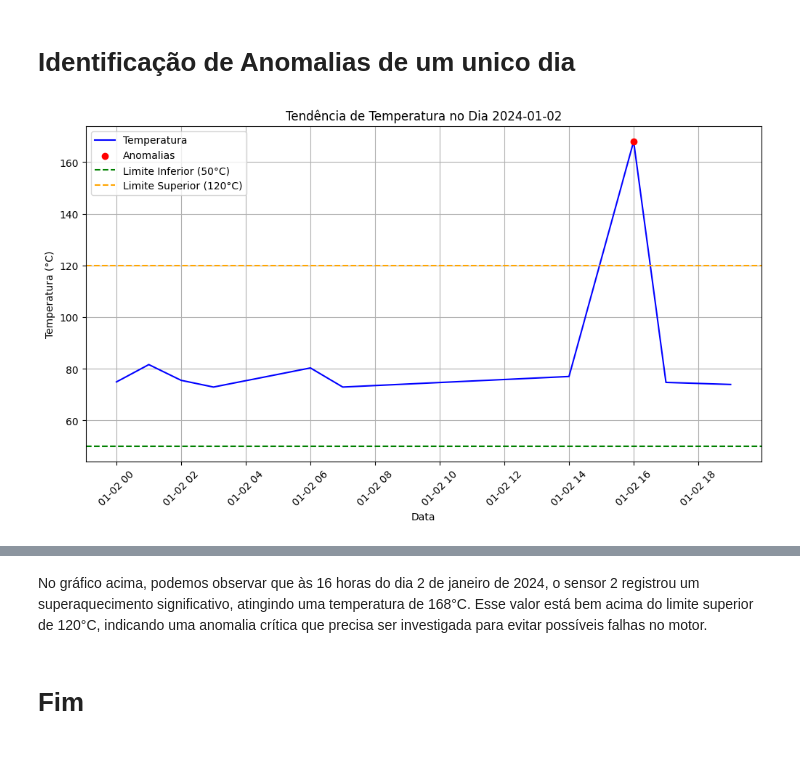
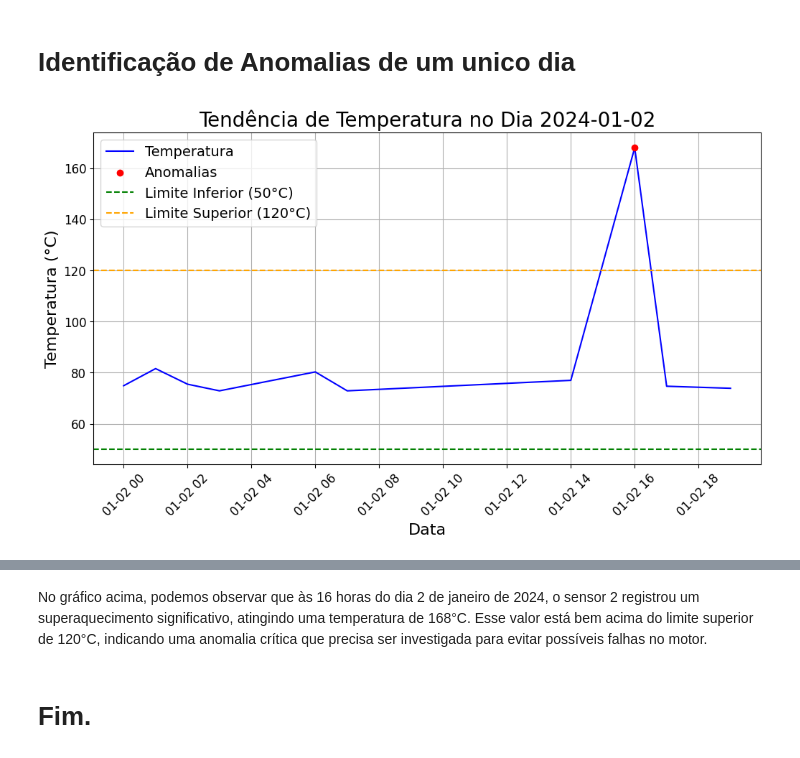
Before and after one commit to JonathanCristovao/analise-de-dados-automacao, a Jupyter notebook: analise_sensores.ipynb, the cells around one changed output, grey strips where cells are left out. Cells and saved outputs as stored; diff of their text form; code cells hidden in the pictures.

```diff
--- a/analise_sensores.ipynb
+++ b/analise_sensores.ipynb
@@ -211,7 +216,7 @@ plt.show()
 # %% [markdown]
 # Analise para o sensor 2
 # %%
-sensor2 = data.query('ID == 2')
+sensor2 = df_sensores.query('ID == 2')
 # %%
 sensor2['Temperatura (°C)'].describe()
 # %% [output]
@@ -265,33 +271,34 @@ O gráfico acima revela um comportamento anômalo do motor monitorado pelo senso
 # %%
 # Definir o dia específico para filtrar
 dia_especifico = '2024-01-02'
 
 # Converter a coluna "Data" para o formato datetime, se ainda não estiver
 sensor2["Data"] = pd.to_datetime(sensor2["Data"])
 
 # Filtrar os dados para o dia específico
 data_dia_especifico = sensor2[sensor2['Data'].dt.date == pd.to_datetime(dia_especifico).date()]
 
 # Identificação de Anomalias
 anomalias_dia_especifico = data_dia_especifico[(data_dia_especifico["Temperatura (°C)"] < 50) | (data_dia_especifico["Temperatura (°C)"] > 120)]
 
 # Visualização
 plt.figure(figsize=(12, 6))
 plt.plot(data_dia_especifico["Data"], data_dia_especifico["Temperatura (°C)"], label='Temperatura', color='blue')
 plt.scatter(anomalias_dia_especifico["Data"], anomalias_dia_especifico["Temperatura (°C)"], color='red', label='Anomalias', zorder=5)
 plt.axhline(y=50, color='green', linestyle='--', label='Limite Inferior (50°C)')
 plt.axhline(y=120, color='orange', linestyle='--', label='Limite Superior (120°C)')
-plt.title(f'Tendência de Temperatura no Dia {dia_especifico}')
-plt.xlabel('Data')
-plt.ylabel('Temperatura (°C)')
-plt.legend()
+plt.title(f'Tendência de Temperatura no Dia {dia_especifico}', fontsize=20)
+plt.xlabel('Data', fontsize=16)
+plt.ylabel('Temperatura (°C)', fontsize=16)
+plt.legend(fontsize=14)
 plt.grid()
-plt.xticks(rotation=45)  # Rotacionar as datas para melhor visualização
+plt.xticks(rotation=45, fontsize=12)  # Rotacionar as datas para melhor visualização
+plt.yticks(fontsize=12)
 plt.show()
 
 # Exibição dos dados de anomalias
 print(f"Anomalias detectadas no dia {dia_especifico}:")
 print(anomalias_dia_especifico)
 # %% [output]
-[figure, old version]
+[figure, new version]
 Anomalias detectadas no dia 2024-01-02:
@@ -300,4 +307,4 @@ Anomalias detectadas no dia 2024-01-02:
 # %% [markdown]
 No gráfico acima, podemos observar que às 16 horas do dia 2 de janeiro de 2024, o sensor 2 registrou um superaquecimento significativo, atingindo uma temperatura de 168°C. Esse valor está bem acima do limite superior de 120°C, indicando uma anomalia crítica que precisa ser investigada para evitar possíveis falhas no motor.
 # %% [markdown]
-# Fim
+# Fim.
```
Also changed, not shown: parts of 6 cells of this notebook.
